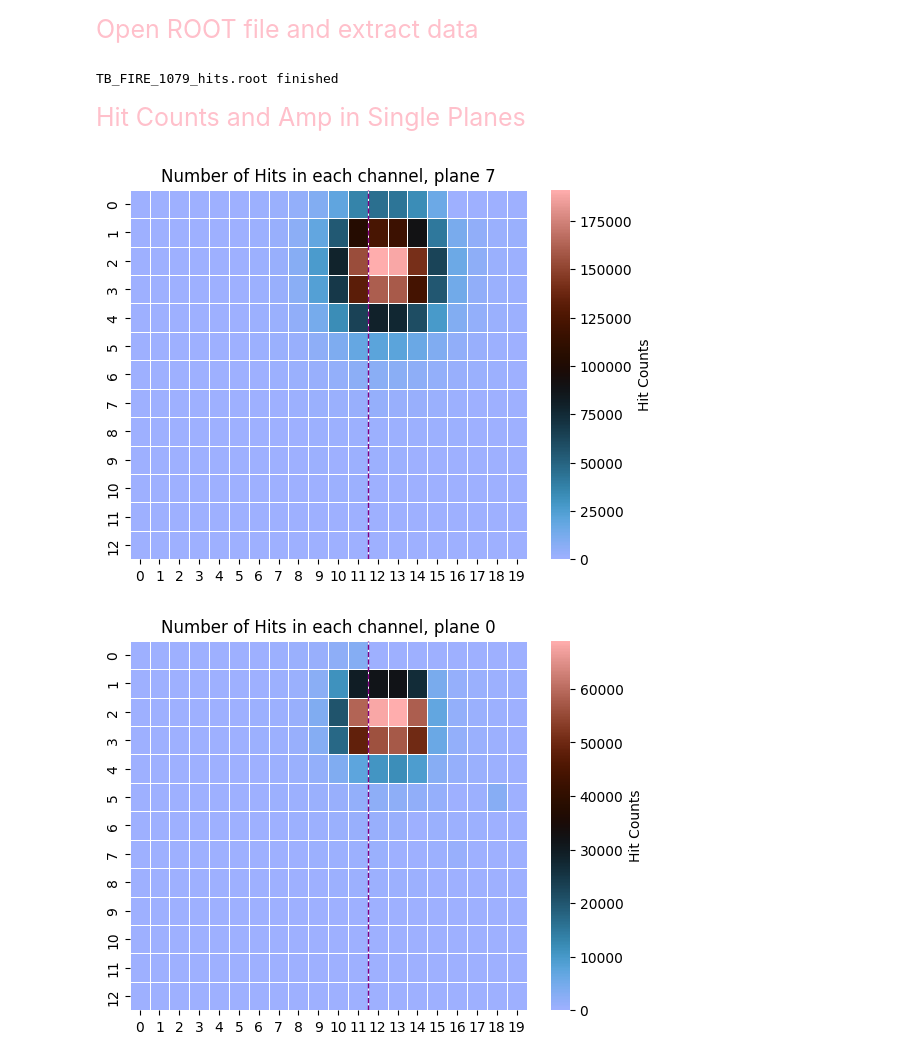
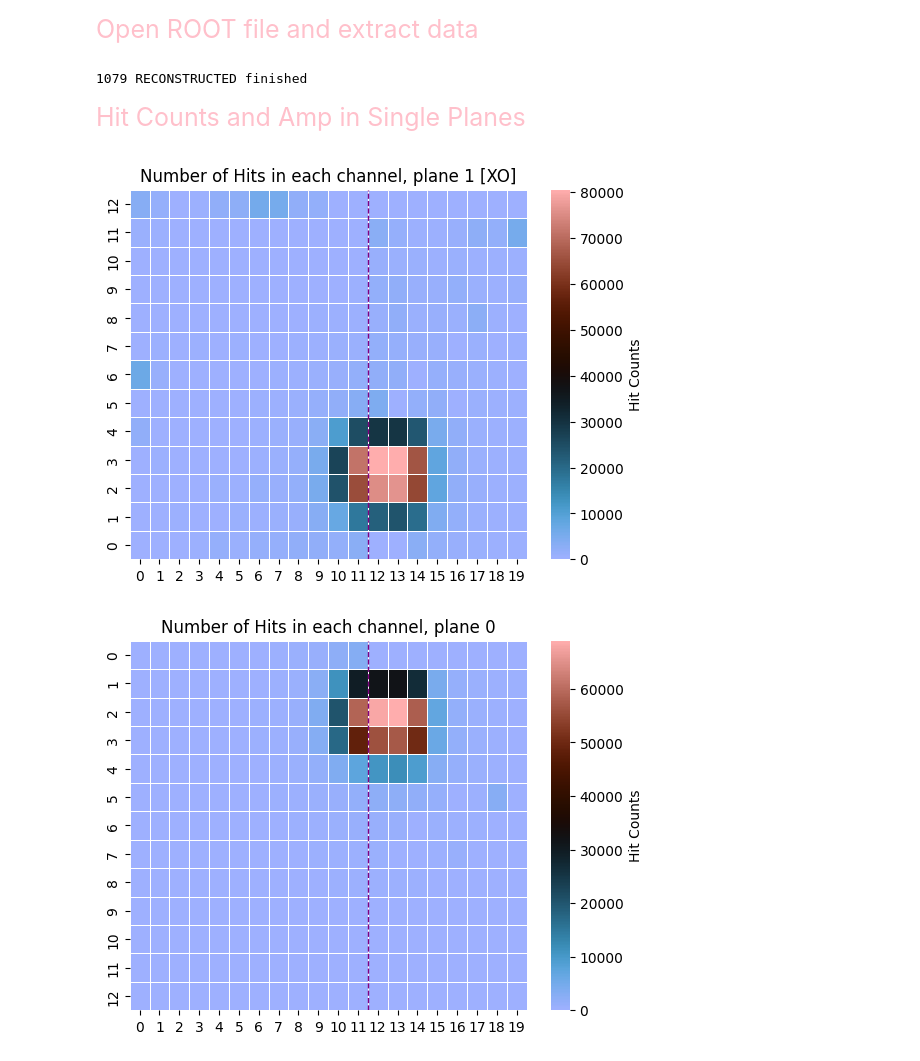
Before and after one commit to Ben-David-Ben/F-Cal-TB-Project, a Jupyter notebook: TB2025_Gap_1079.ipynb, the cells around one changed output. Cells and saved outputs as stored; diff of their text form; code cells hidden in the pictures.

```diff
--- a/TB2025_Gap_1079.ipynb
+++ b/TB2025_Gap_1079.ipynb
@@ -15,17 +20,17 @@ Open ROOT file and extract data
 # %%
 run_number = 1079
 
-hit_data = rf.get_ROOT_data_zip(f"TB_FIRE_{run_number}_hits.root")
+hit_data = rf.get_ROOT_data_zip_RECO(run_number)
 # %% [output]
-TB_FIRE_1079_hits.root finished
+1079 RECONSTRUCTED finished
 # %% [markdown]
 <span style="font-family: arial; font-size:25px; color:pink">
 
 Hit Counts and Amp in Single Planes
 # %%
-rf.hits_amount_colormap_single_plane(hit_data, 7)
+rf.hits_amount_colormap_single_plane(hit_data, 1, inverse_plane_order=True)
 # %% [output]
-[figure, old version]
+[figure, new version]
 # %%
 rf.hits_amount_colormap_single_plane(hit_data, 0)
 # %% [output]
```
Also changed, not shown: parts of 4 cells of this notebook, 6 other files.
